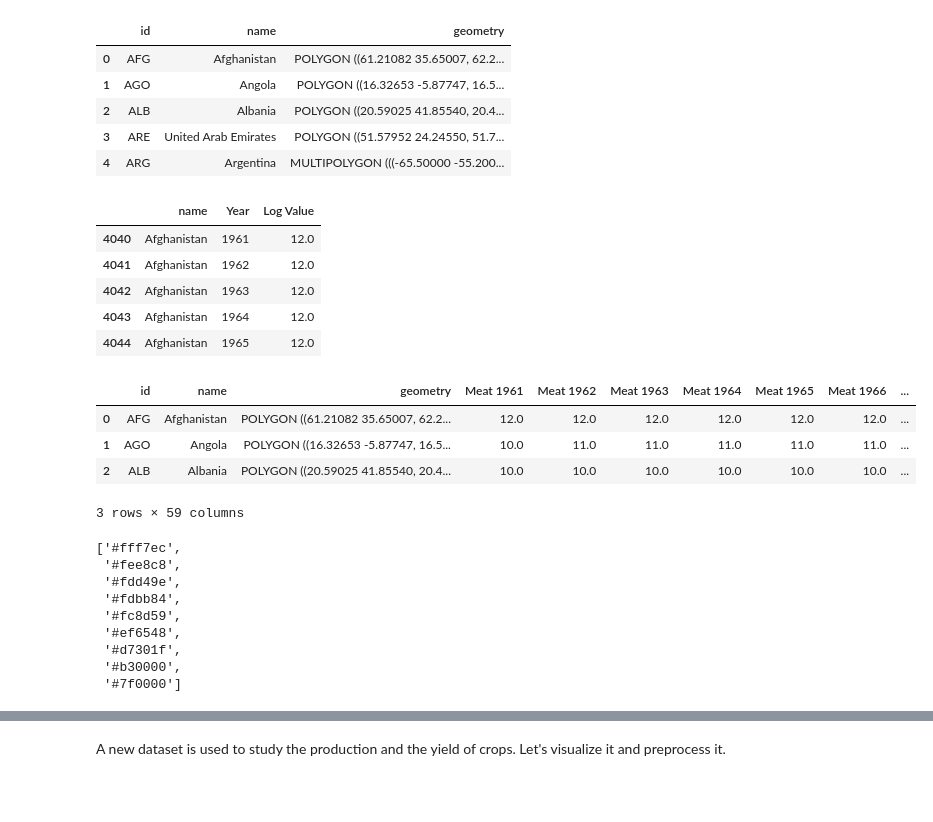
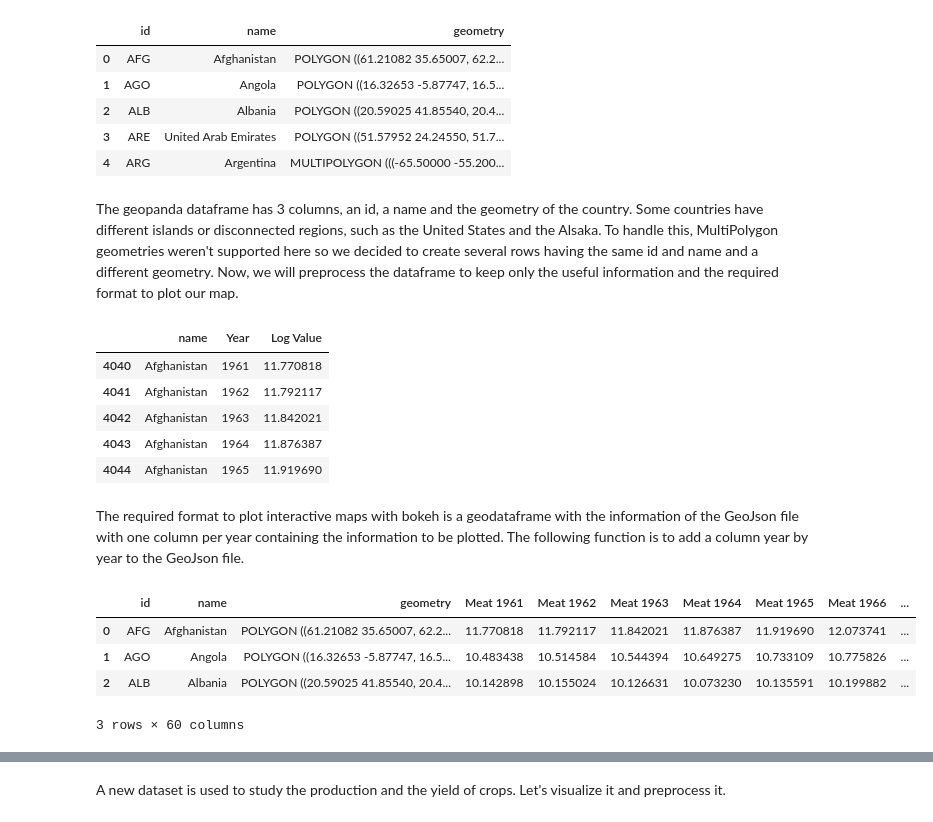
Before and after one commit to amara-slaymaker/ada_project-ada_nakamura, a Jupyter notebook: to_be_sent/Milestone_2.ipynb, the cells around one changed output, grey strips where cells are left out. Cells and saved outputs as stored; diff of their text form; code cells hidden in the pictures; blank space fills up the shorter version.

```diff
--- a/to_be_sent/Milestone_2.ipynb
+++ b/to_be_sent/Milestone_2.ipynb
@@ -189,4 +192,5 @@ Now, we have to prepare the map with our json file 'countries.geo.json'.
 # %%
+# Make sure that every country is labeled with the same name in the GeoJson file and in the dataframe
 def replace_values_geojson(df):
     new_df = df
     new_df[new_df.Area == 'Russian Federation'] = df[df.Area == 'Russian Federation'].replace('Russian Federation', 'Russia')
@@ -207,9 +211,11 @@ def replace_values_geojson(df):
     return(new_df)
 
 livestock_country = replace_values_geojson(livestock_country)
+livestock_country.drop_duplicates(inplace=True)
 # %%
-df = gpd.read_file("../countries.geo.json")
-df.head()
+# Read the GeoJson file as a geopandas dataframe
+gdf = gpd.read_file("../countries.geo.json")
+gdf.head()
 # %% [output]
 |  | id | name | geometry |
 | 0 | AFG | Afghanistan | POLYGON ((61.21082 35.65007, 62.2... |
@@ -217,50 +223,43 @@ df.head()
 | 2 | ALB | Albania | POLYGON ((20.59025 41.85540, 20.4... |
 | 3 | ARE | United Arab Emirates | POLYGON ((51.57952 24.24550, 51.7... |
 | 4 | ARG | Argentina | MULTIPOLYGON (((-65.50000 -55.200... |
+# %% [markdown]
+The geopanda dataframe has 3 columns, an id, a name and the geometry of the country. Some countries have different islands or disconnected regions, such as the United States and the Alsaka. To handle this, MultiPolygon geometries weren't supported here so we decided to create several rows having the same id and name and a different geometry. Now, we will preprocess the dataframe to keep only the useful information and the required format to plot our map.
 # %%
-#livestock_country = livestock_country.merge(df, left_on='Area', right_on='name')
+# Keeping only the values related to a single product, here the meat
 meat = livestock_country[livestock_country['Item Code'] == 1765]
 meat.drop_duplicates(inplace=True)
+
+# Drop useless columns
 meat.drop(['Area Code', 'Item', 'Item Code', 'Element', 'Element Code', 'Year Code', 'Unit', 'Value', 'Flag'], axis=1, inplace=True)
-meat = meat.rename(columns={'Area': 'name'})
+meat = meat.rename(columns={'Area': 'name'})  # To have the same name for merging
 
 meat.head()
 # %% [output]
 |  | name | Year | Log Value |
-| 4040 | Afghanistan | 1961 | 12.0 |
-| 4041 | Afghanistan | 1962 | 12.0 |
-| 4042 | Afghanistan | 1963 | 12.0 |
-| 4043 | Afghanistan | 1964 | 12.0 |
-| 4044 | Afghanistan | 1965 | 12.0 |
+| 4040 | Afghanistan | 1961 | 11.770818 |
+| 4041 | Afghanistan | 1962 | 11.792117 |
+| 4042 | Afghanistan | 1963 | 11.842021 |
+| 4043 | Afghanistan | 1964 | 11.876387 |
+| 4044 | Afghanistan | 1965 | 11.919690 |
+# %% [markdown]
+The required format to plot interactive maps with bokeh is a geodataframe with the information of the GeoJson file with one column per year containing the information to be plotted. The following function is to add a column year by year to the GeoJson file.
 # %%
 # Add one column per year containing the Log Value of the production of meat
-years = range (1961, 2017)
+
+years = range (1961, 2018)
+
 for y in years:
     j = meat[meat.Year == y]
     j.drop('Year', axis=1, inplace=True)
-    df = df.merge(j, on='name', how='left')
-    df = df.rename(columns={'Log Value': 'Meat %d'%y})
+    gdf = gdf.merge(j, on='name', how='left')
+    gdf = gdf.rename(columns={'Log Value': 'Meat %d'%y})
 
-df.head(3)
+gdf.head(3)
 # %% [output]
 |  | id | name | geometry | Meat 1961 | Meat 1962 | Meat 1963 | Meat 1964 | Meat 1965 | Meat 1966 | ... |
-| 0 | AFG | Afghanistan | POLYGON ((61.21082 35.65007, 62.2... | 12.0 | 12.0 | 12.0 | 12.0 | 12.0 | 12.0 | ... |
-| 1 | AGO | Angola | POLYGON ((16.32653 -5.87747, 16.5... | 10.0 | 11.0 | 11.0 | 11.0 | 11.0 | 11.0 | ... |
-| 2 | ALB | Albania | POLYGON ((20.59025 41.85540, 20.4... | 10.0 | 10.0 | 10.0 | 10.0 | 10.0 | 10.0 | ... |
+| 0 | AFG | Afghanistan | POLYGON ((61.21082 35.65007, 62.2... | 11.770818 | 11.792117 | 11.842021 | 11.876387 | 11.919690 | 12.073741 | ... |
+| 1 | AGO | Angola | POLYGON ((16.32653 -5.87747, 16.5... | 10.483438 | 10.514584 | 10.544394 | 10.649275 | 10.733109 | 10.775826 | ... |
+| 2 | ALB | Albania | POLYGON ((20.59025 41.85540, 20.4... | 10.142898 | 10.155024 | 10.126631 | 10.073230 | 10.135591 | 10.199882 | ... |
-3 rows × 59 columns
+3 rows × 60 columns
-# %%
-from bokeh.palettes import OrRd
-OrRd[9][0]
-OrRd_r = OrRd[9][::-1]
-OrRd_r
-# %% [output]
-['#fff7ec',
- '#fee8c8',
- '#fdd49e',
- '#fdbb84',
- '#fc8d59',
- '#ef6548',
- '#d7301f',
- '#b30000',
- '#7f0000']
 # %%
```
Also changed, not shown: parts of 37 cells of this notebook.
